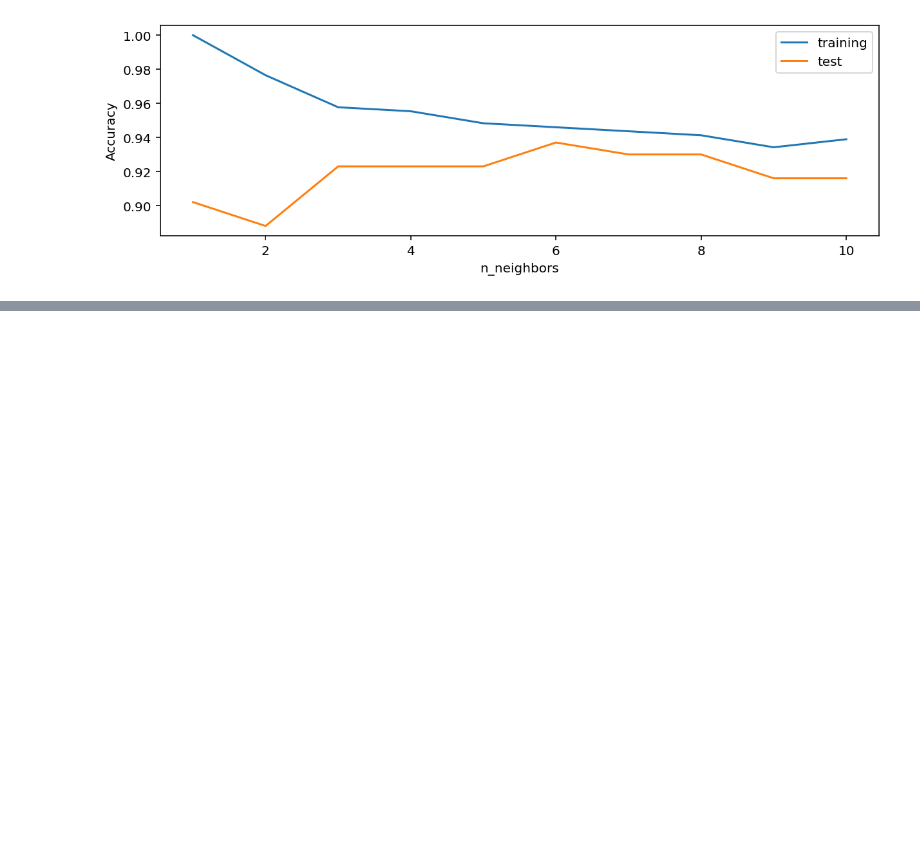
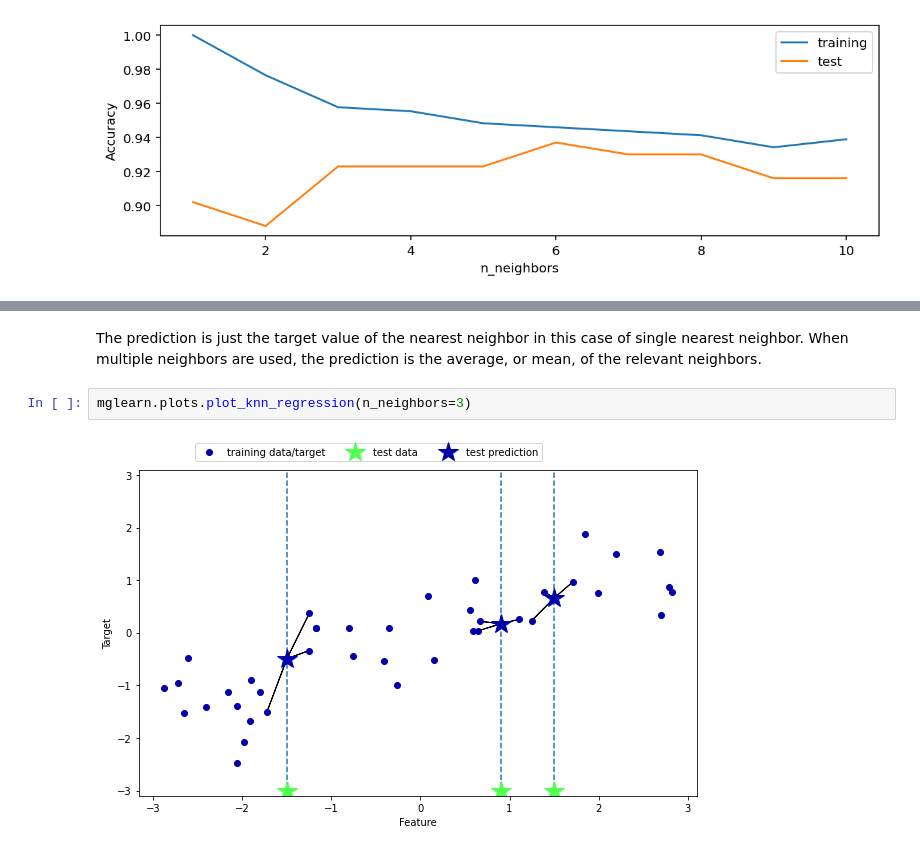
Before and after one commit to katsanjib046/Introduction-to-ML-by-Muller-and-Guido, a Jupyter notebook: Chapter 2 Supervised Learning.ipynb, the cells around one changed output, grey strips where cells are left out. Saved outputs shown, nothing was run; the diff lists cells and outputs as text; blank space fills up the shorter version.

```diff
--- a/Chapter 2 Supervised Learning.ipynb
+++ b/Chapter 2 Supervised Learning.ipynb
@@ -210,0 +224,6 @@ plt.legend()
+# %% [markdown]
+The prediction is just the target value of the nearest neighbor in this case of single nearest neighbor. When multiple neighbors are used, the prediction is the average, or mean, of the relevant neighbors.
+# %%
+mglearn.plots.plot_knn_regression(n_neighbors=3)
+# %% [output]
+[figure, added]
```
Also changed, not shown: parts of 26 cells of this notebook.
